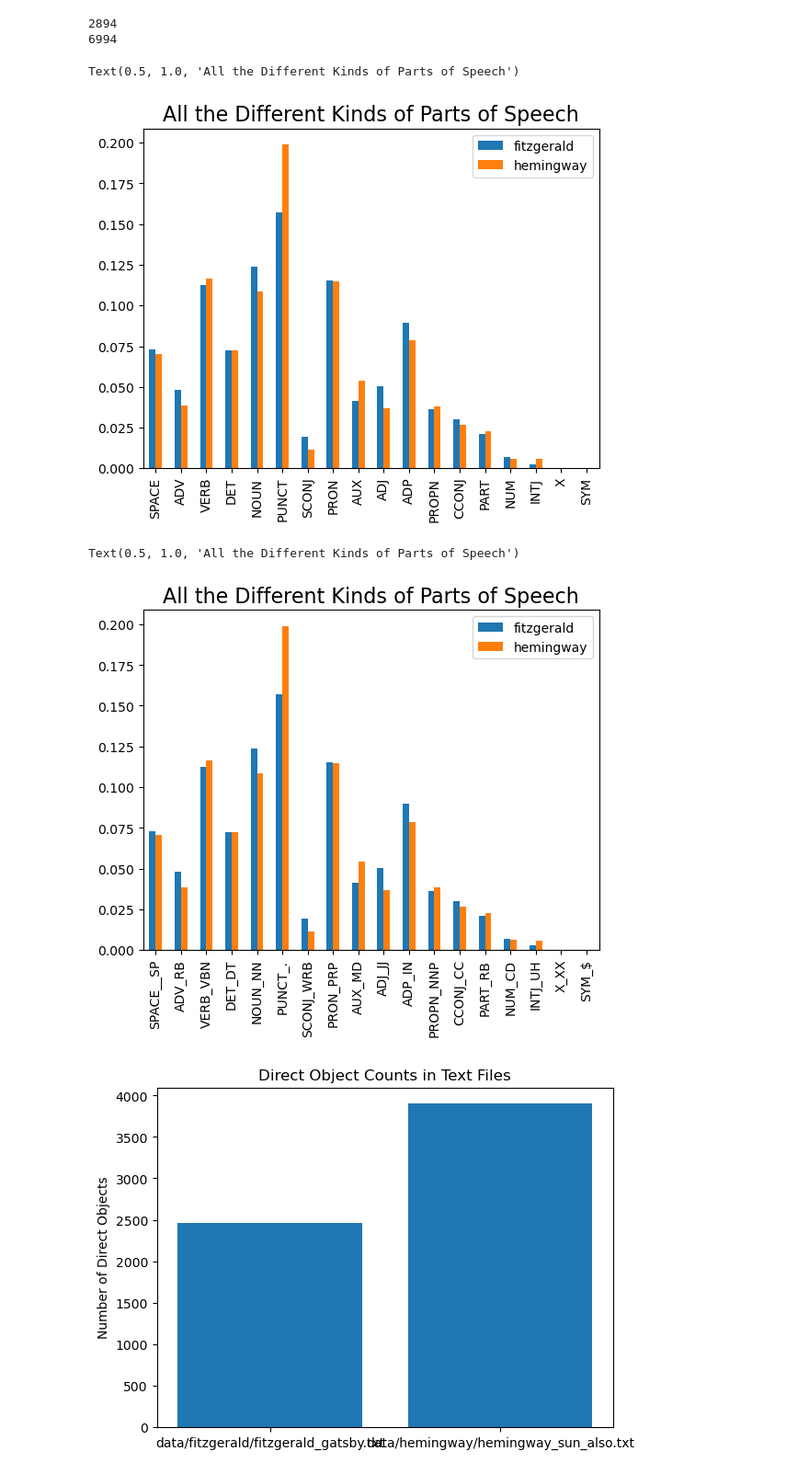
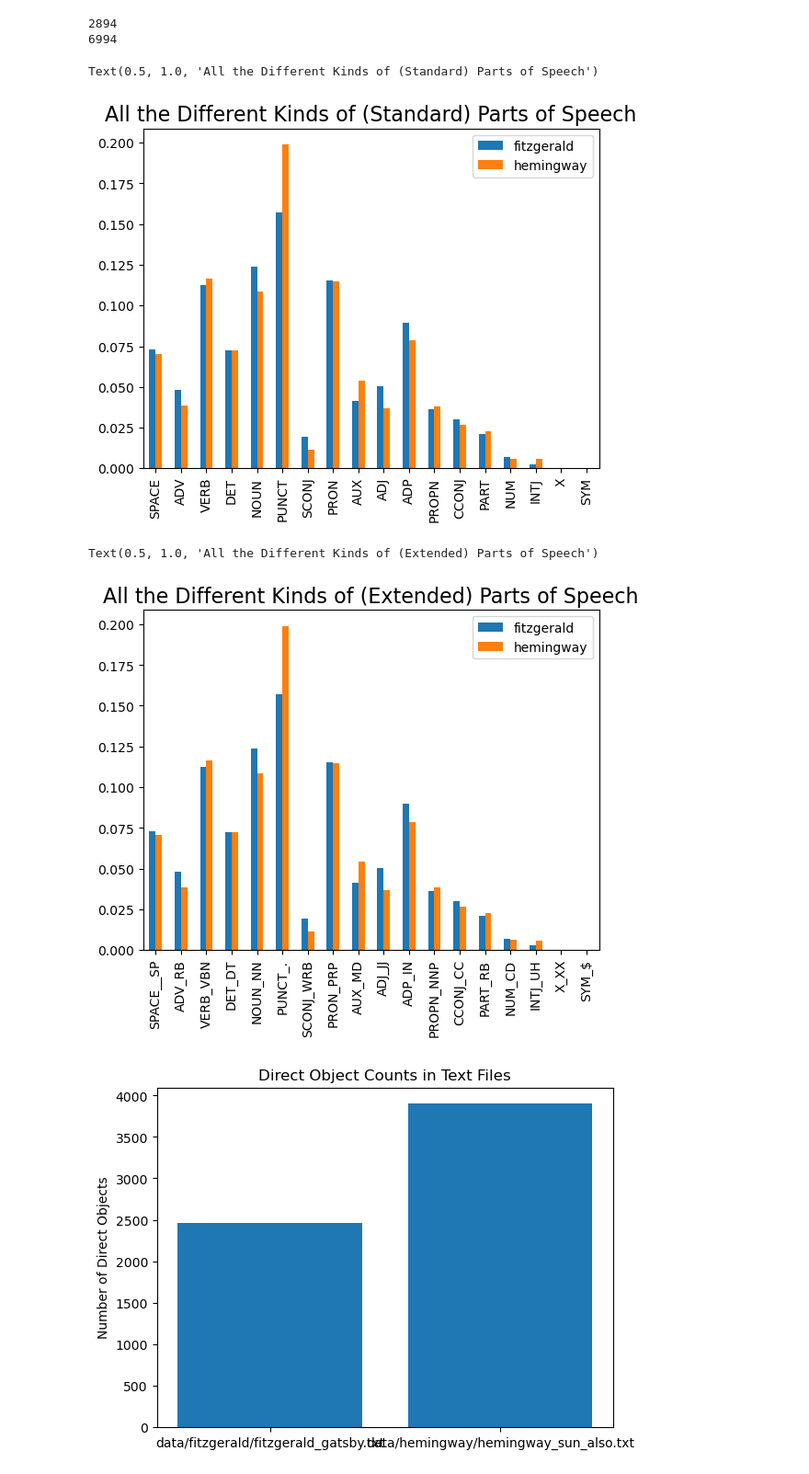
Before and after one commit to kspicer80/fitzgerald_hemingway, a Jupyter notebook: part_of_speech_analysis.ipynb, the cells around one changed output. Shown at 92% size. Drawn from its saved outputs; the diff is of its cells as text; code cells hidden in the pictures.

```diff
--- a/part_of_speech_analysis.ipynb
+++ b/part_of_speech_analysis.ipynb
@@ -30,19 +30,19 @@ sun_POS = pd.Series(sun_nlp.count_by(spacy.attrs.POS))/len(sun_nlp)
 # %%
 df = pd.DataFrame([gatsby_POS, sun_POS], index=['fitzgerald', 'hemingway'])
 df.columns = [tagDict[column] for column in df.columns]
 df.T.plot(kind='bar')
-plt.title('All the Different Kinds of Parts of Speech', fontsize=16)
+plt.title('All the Different Kinds of (Standard) Parts of Speech', fontsize=16)
 # %% [output]
-Text(0.5, 1.0, 'All the Different Kinds of Parts of Speech')
+Text(0.5, 1.0, 'All the Different Kinds of (Standard) Parts of Speech')
-[figure, old version]
+[figure, new version]
 # %%
 df = pd.DataFrame([gatsby_POS, sun_POS], index=['fitzgerald', 'hemingway'])
 df.columns = [extendedTagDict[column] for column in df.columns]
 df.T.plot(kind='bar')
-plt.title('All the Different Kinds of Parts of Speech', fontsize=16)
+plt.title('All the Different Kinds of (Extended) Parts of Speech', fontsize=16)
 # %% [output]
-Text(0.5, 1.0, 'All the Different Kinds of Parts of Speech')
+Text(0.5, 1.0, 'All the Different Kinds of (Extended) Parts of Speech')
-[figure, old version]
+[figure, new version]
 # %%
 file_names = [
     'data/fitzgerald/fitzgerald_gatsby.txt',
```
Also changed, not shown: 1 other file.
